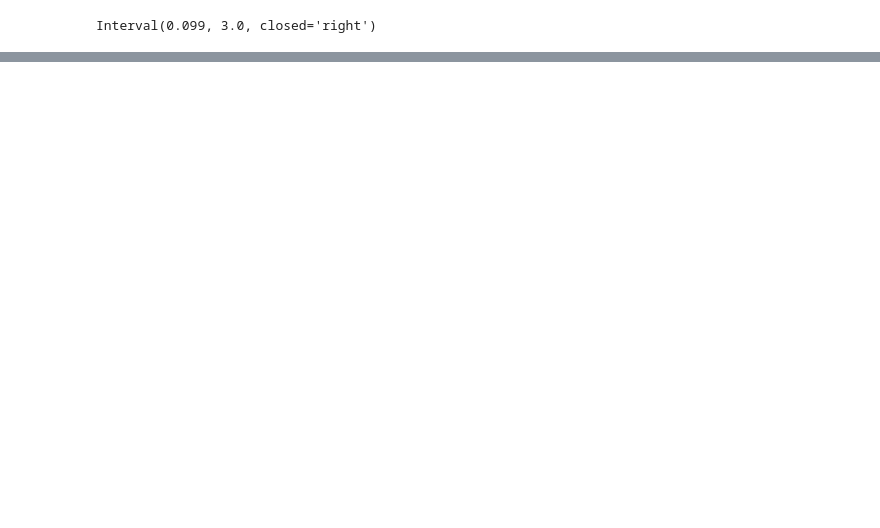
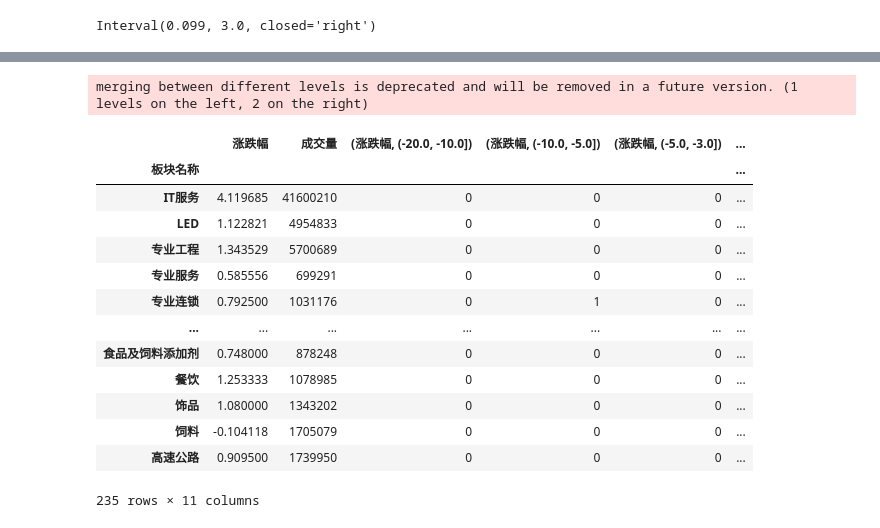
Before and after one commit to minikiller/streamlit-project, a Jupyter notebook: example/for_bar.ipynb, the cells around one changed output, grey strips where cells are left out. Cells and saved outputs as stored; diff of their text form; code cells hidden in the pictures; blank space fills up the shorter version.

```diff
--- a/example/for_bar.ipynb
+++ b/example/for_bar.ipynb
@@ -265,3 +264,7 @@ cuts = pd.cut(db['涨跌幅'], bins=bins)
 cuts[0]
 # %% [output]
 Interval(0.099, 3.0, closed='right')
+# %%
+cur_df = db.groupby(["板块名称"]).agg(
+    {"涨跌幅": "mean", "成交量": "sum"})
+cur_df
@@ -272,0 +336,19 @@ pct_chg_list
+# %%
+result = pd.merge(cur_df, db, on='板块名称')
+result
+# %% [output]
+merging between different levels is deprecated and will be removed in a future version. (1 levels on the left, 2 on the right)
+|  | 涨跌幅 | 成交量 | (涨跌幅, (-20.0, -10.0]) | (涨跌幅, (-10.0, -5.0]) | (涨跌幅, (-5.0, -3.0]) | ... |
+| 板块名称 |  |  |  |  |  | ... |
+| IT服务 | 4.119685 | 41600210 | 0 | 0 | 0 | ... |
+| LED | 1.122821 | 4954833 | 0 | 0 | 0 | ... |
+| 专业工程 | 1.343529 | 5700689 | 0 | 0 | 0 | ... |
+| 专业服务 | 0.585556 | 699291 | 0 | 0 | 0 | ... |
+| 专业连锁 | 0.792500 | 1031176 | 0 | 1 | 0 | ... |
+| ... | ... | ... | ... | ... | ... | ... |
+| 食品及饲料添加剂 | 0.748000 | 878248 | 0 | 0 | 0 | ... |
+| 餐饮 | 1.253333 | 1078985 | 0 | 0 | 0 | ... |
+| 饰品 | 1.080000 | 1343202 | 0 | 0 | 0 | ... |
+| 饲料 | -0.104118 | 1705079 | 0 | 0 | 0 | ... |
+| 高速公路 | 0.909500 | 1739950 | 0 | 0 | 0 | ... |
+235 rows × 11 columns
```
Also changed, not shown: parts of 10 cells of this notebook, 1 other file.
